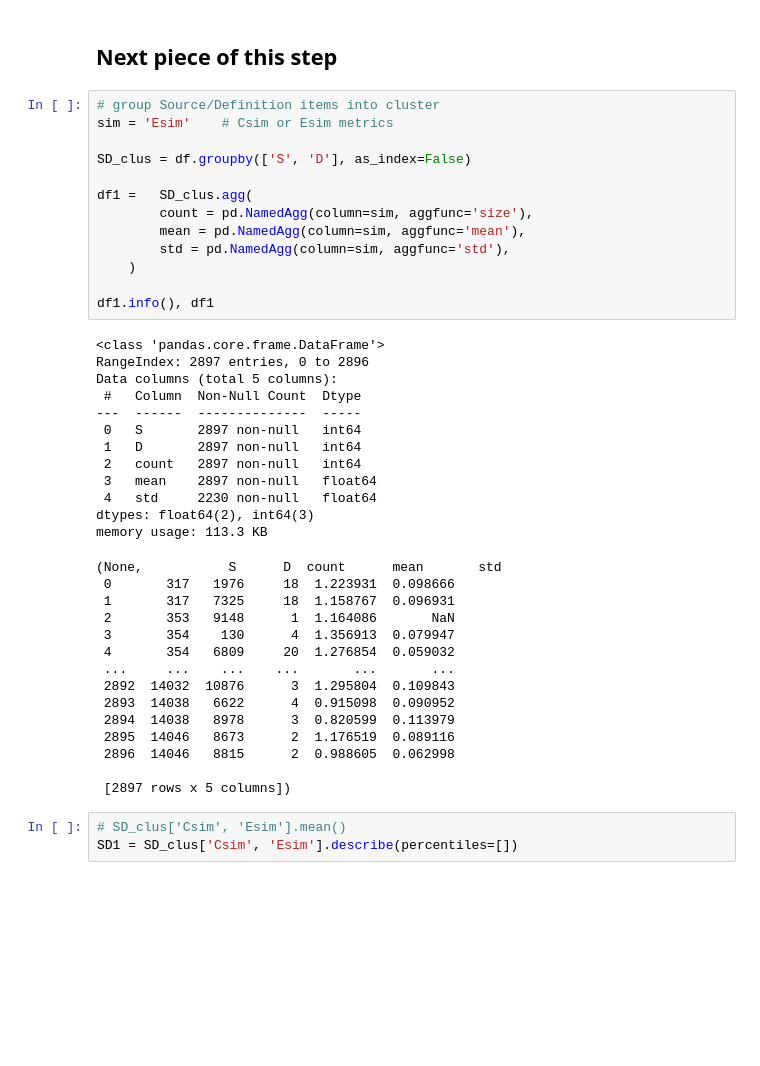
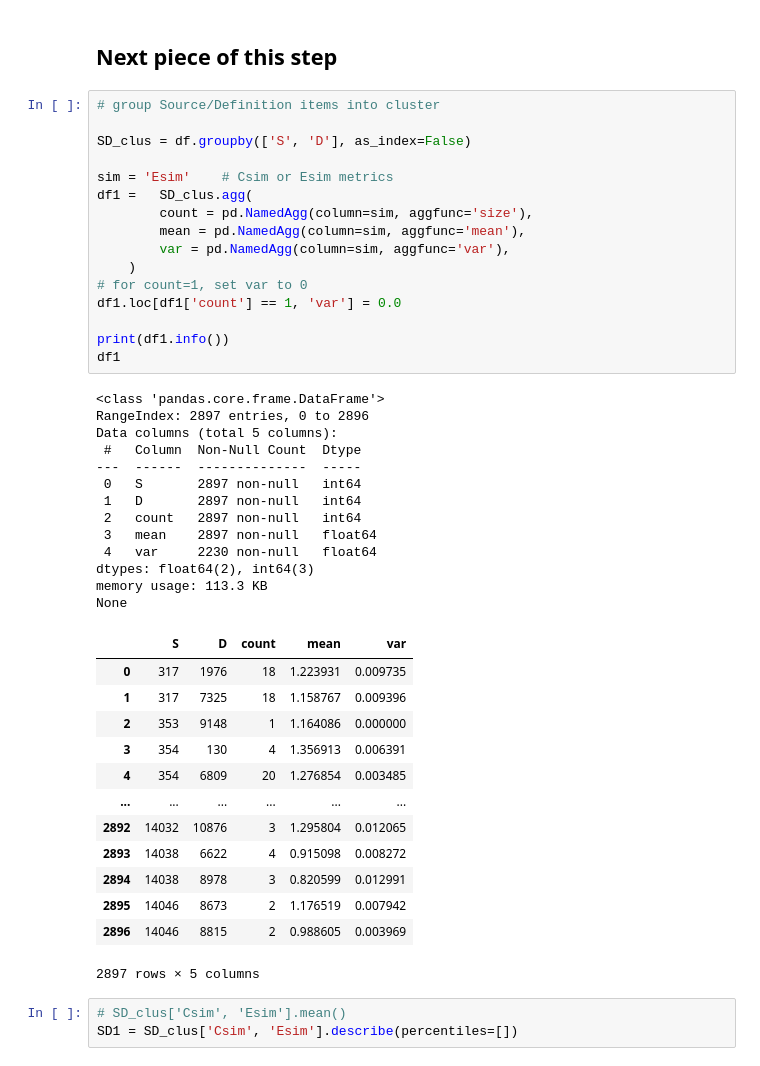
Before and after one commit to Hackathorn/CVA-SBERT, a Jupyter notebook: notebooks/CVA-SBERT-SDIclustering.ipynb, the cells around one changed output. Saved outputs shown, nothing was run; the diff lists cells and outputs as text; blank space fills up the shorter version.

```diff
--- a/notebooks/CVA-SBERT-SDIclustering.ipynb
+++ b/notebooks/CVA-SBERT-SDIclustering.ipynb
@@ -159,44 +143,47 @@ RESULTS...
 ## Next piece of this step
 # %%
 # group Source/Definition items into cluster
-sim = 'Esim'    # Csim or Esim metrics
 
 SD_clus = df.groupby(['S', 'D'], as_index=False)
 
+sim = 'Esim'    # Csim or Esim metrics
 df1 =   SD_clus.agg(
         count = pd.NamedAgg(column=sim, aggfunc='size'),
         mean = pd.NamedAgg(column=sim, aggfunc='mean'),
-        std = pd.NamedAgg(column=sim, aggfunc='std'),
+        var = pd.NamedAgg(column=sim, aggfunc='var'),
     )
+# for count=1, set var to 0
+df1.loc[df1['count'] == 1, 'var'] = 0.0
 
-df1.info(), df1
+print(df1.info())
+df1
 # %% [output]
 <class 'pandas.core.frame.DataFrame'>
 RangeIndex: 2897 entries, 0 to 2896
 Data columns (total 5 columns):
  #   Column  Non-Null Count  Dtype
 ---  ------  --------------  -----
  0   S       2897 non-null   int64
  1   D       2897 non-null   int64
  2   count   2897 non-null   int64
  3   mean    2897 non-null   float64
- 4   std     2230 non-null   float64
+ 4   var     2230 non-null   float64
 dtypes: float64(2), int64(3)
 memory usage: 113.3 KB
+None
+|  | S | D | count | mean | var |
+| 0 | 317 | 1976 | 18 | 1.223931 | 0.009735 |
+| 1 | 317 | 7325 | 18 | 1.158767 | 0.009396 |
+| 2 | 353 | 9148 | 1 | 1.164086 | 0.000000 |
+| 3 | 354 | 130 | 4 | 1.356913 | 0.006391 |
+| 4 | 354 | 6809 | 20 | 1.276854 | 0.003485 |
+| ... | ... | ... | ... | ... | ... |
+| 2892 | 14032 | 10876 | 3 | 1.295804 | 0.012065 |
+| 2893 | 14038 | 6622 | 4 | 0.915098 | 0.008272 |
+| 2894 | 14038 | 8978 | 3 | 0.820599 | 0.012991 |
+| 2895 | 14046 | 8673 | 2 | 1.176519 | 0.007942 |
+| 2896 | 14046 | 8815 | 2 | 0.988605 | 0.003969 |
-(None,           S      D  count      mean       std
- 0       317   1976     18  1.223931  0.098666
- 1       317   7325     18  1.158767  0.096931
- 2       353   9148      1  1.164086       NaN
- 3       354    130      4  1.356913  0.079947
- 4       354   6809     20  1.276854  0.059032
- ...     ...    ...    ...       ...       ...
- 2892  14032  10876      3  1.295804  0.109843
- 2893  14038   6622      4  0.915098  0.090952
- 2894  14038   8978      3  0.820599  0.113979
- 2895  14046   8673      2  1.176519  0.089116
- 2896  14046   8815      2  0.988605  0.062998
-
- [2897 rows x 5 columns])
+2897 rows × 5 columns
 # %%
 # SD_clus['Csim', 'Esim'].mean()
 SD1 = SD_clus['Csim', 'Esim'].describe(percentiles=[])
```
Also changed, not shown: parts of 4 cells of this notebook.
